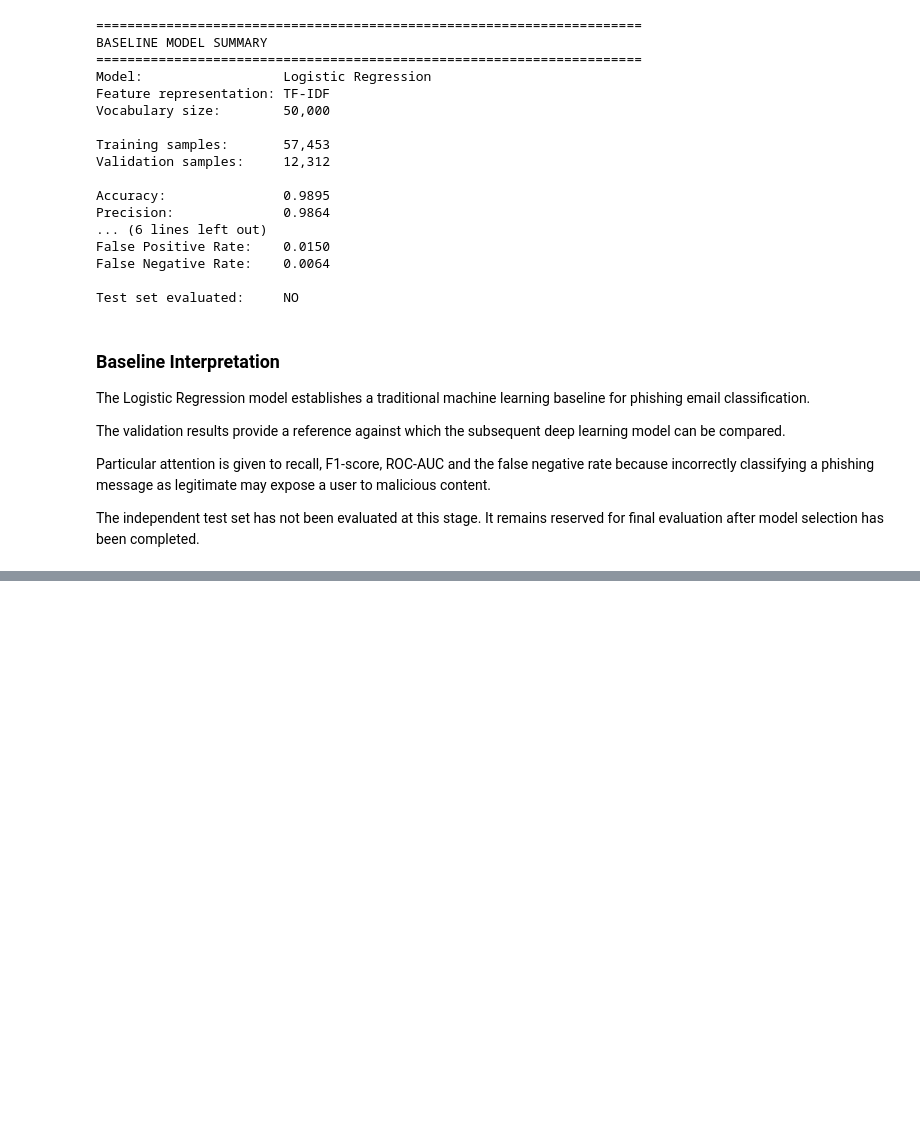
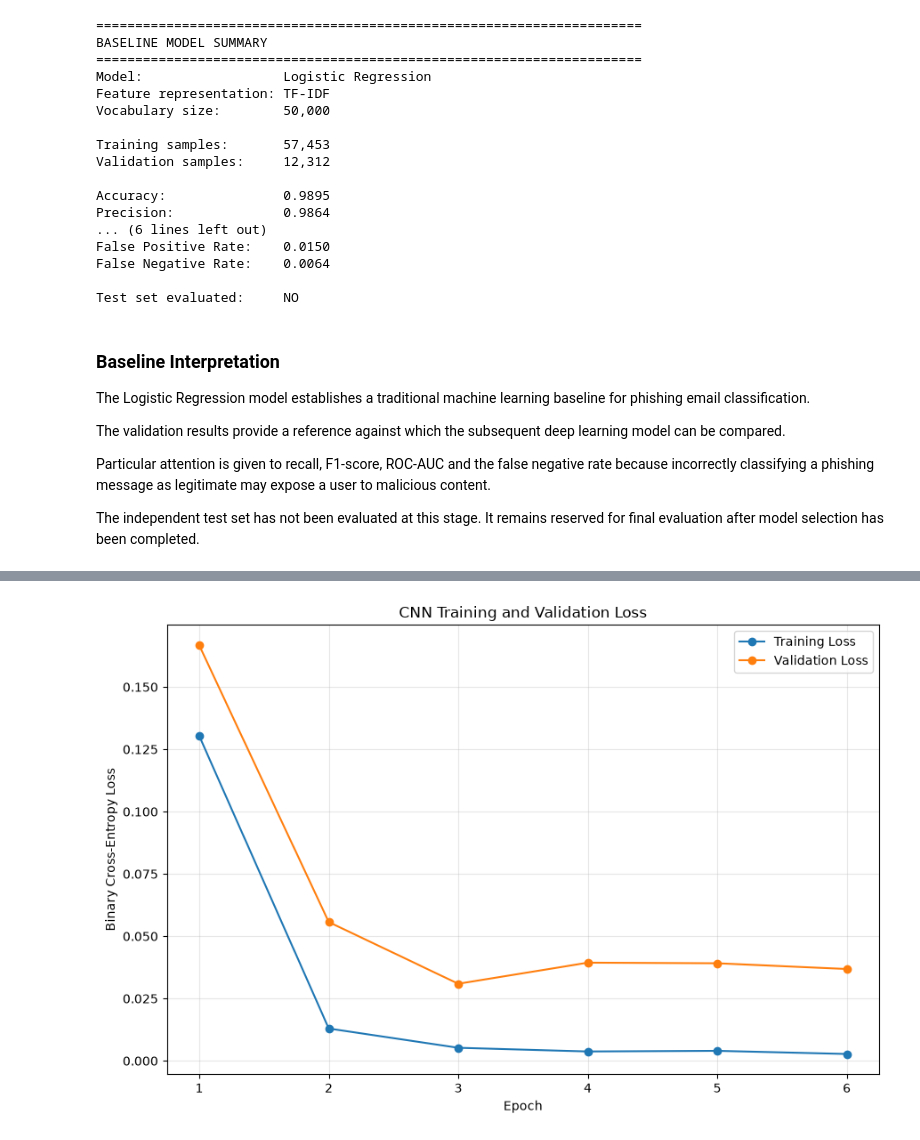
Before and after one commit to Lwazi-Junior/ITRI625-Phishing-Email-Detection, a Jupyter notebook: notebooks/phishing_detection.ipynb, the cells around one changed output, grey strips where cells are left out. Cells and saved outputs as stored; diff of their text form; code cells hidden in the pictures; blank space fills up the shorter version.

```diff
--- a/notebooks/phishing_detection.ipynb
+++ b/notebooks/phishing_detection.ipynb
@@ -1334,0 +1777,5 @@ reserved for final evaluation after model selection has been completed.
+# %%
+csv_logger = CSVLogger(
+    TRAINING_LOG_PATH,
+    append=False
+)
@@ -1334,0 +1834,12 @@ reserved for final evaluation after model selection has been completed.
+# %%
+history_df = pd.DataFrame(
+    history.history
+)
+
+history_df.insert(
+    0,
+    "epoch",
+    range(1, len(history_df) + 1)
+)
+
+display(history_df)
@@ -1334,0 +1883,31 @@ reserved for final evaluation after model selection has been completed.
+# %%
+plt.figure(figsize=(9, 6))
+plt.plot(
+    history_df["epoch"],
+    history_df["loss"],
+    marker="o",
+    label="Training Loss"
+)
+plt.plot(
+    history_df["epoch"],
+    history_df["val_loss"],
+    marker="o",
+    label="Validation Loss"
+)
+plt.xlabel("Epoch")
+plt.ylabel("Binary Cross-Entropy Loss")
+plt.title(
+    "CNN Training and Validation Loss"
+)
+plt.legend()
+plt.grid(alpha=0.3)
+plt.tight_layout()
+plt.savefig(
+    DEEP_FIGURES_DIR /
+    "cnn_training_validation_loss.png",
+    dpi=300,
+    bbox_inches="tight"
+)
+plt.show()
+# %% [output]
+[figure, added]
```
Also changed, not shown: parts of 35 cells of this notebook, 7 other files.
